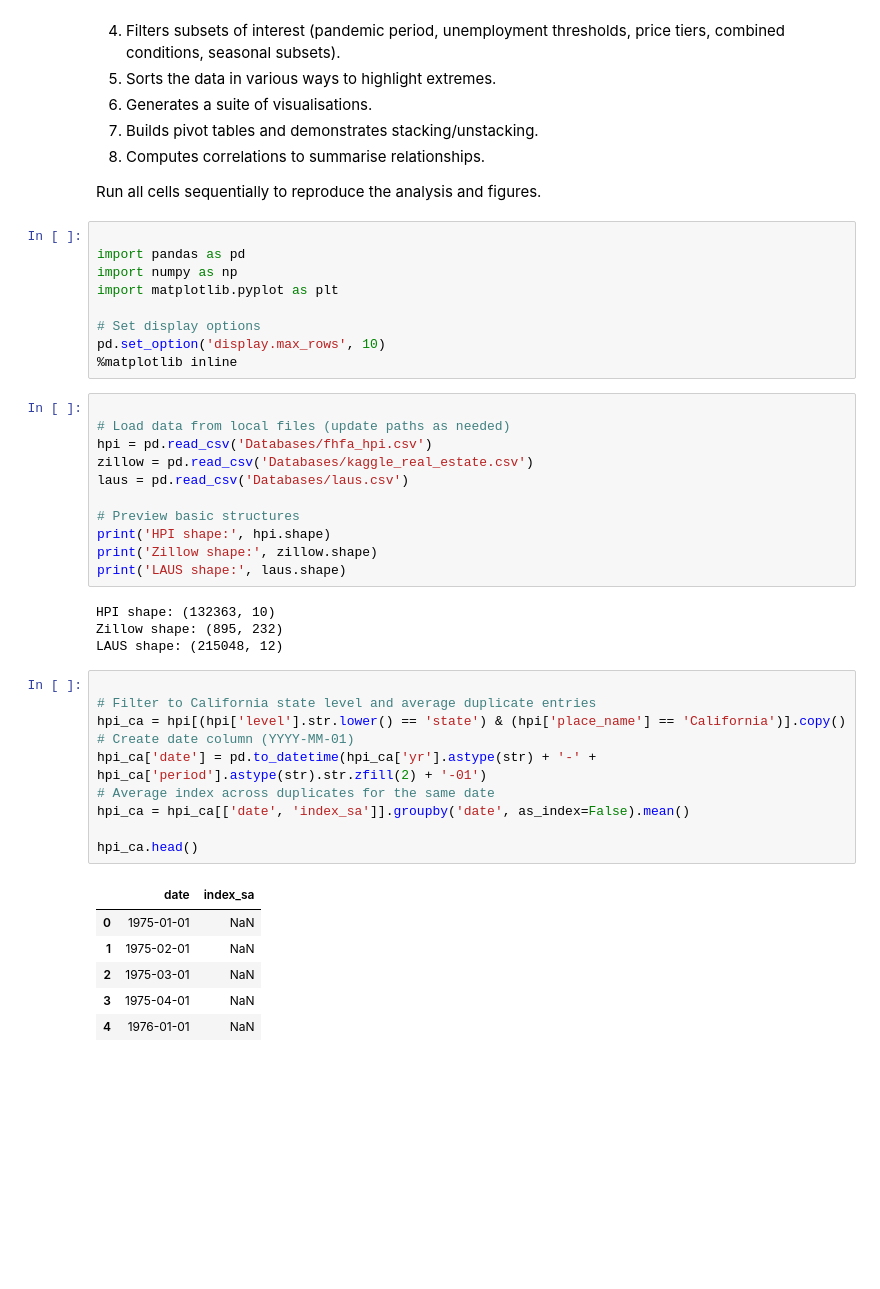
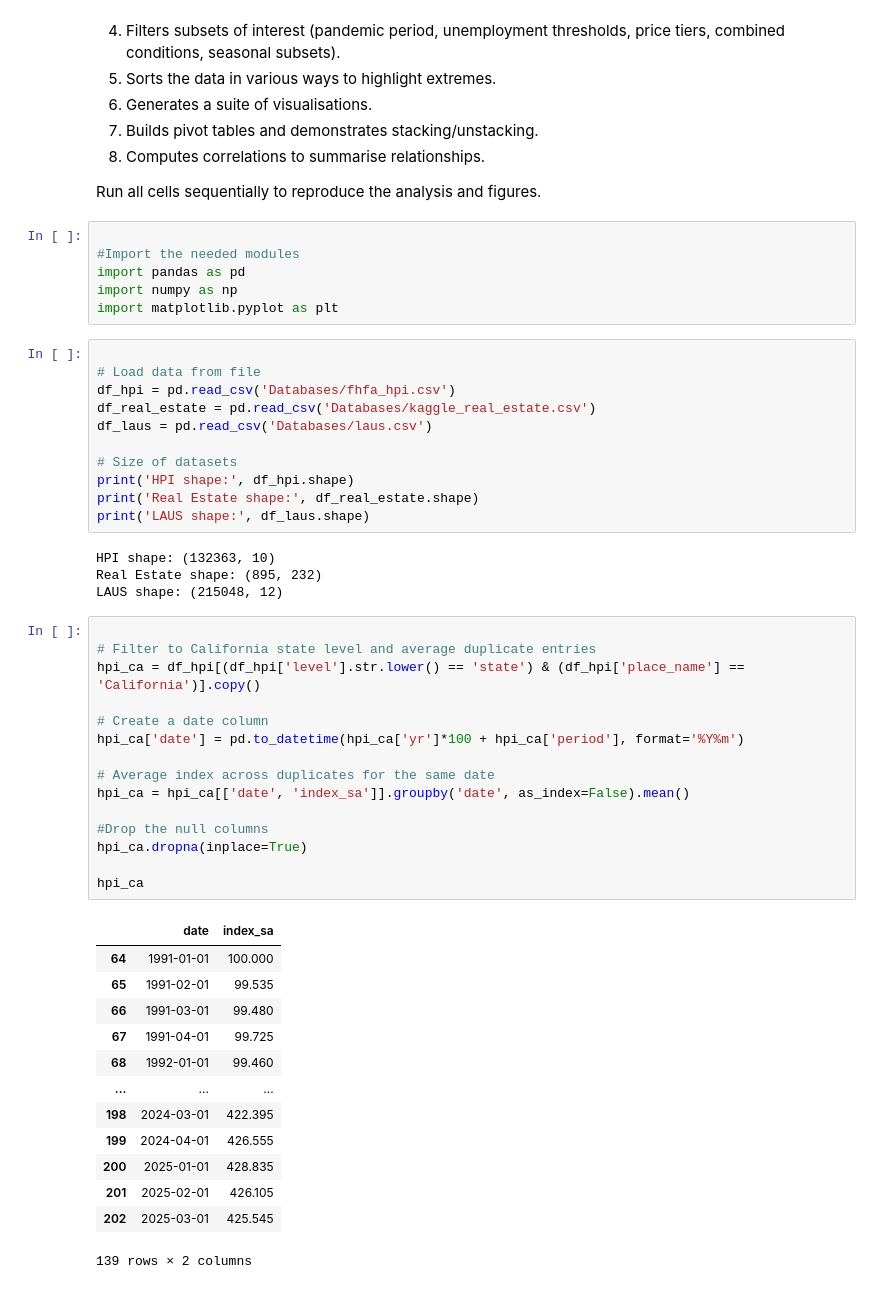
Before and after one commit to MouHuoZheDeRen/CS176Project, a Jupyter notebook: housing_unemployment_analysis.ipynb, the cells around one changed output. Saved outputs shown, nothing was run; the diff lists cells and outputs as text; blank space fills up the shorter version.

```diff
--- a/housing_unemployment_analysis.ipynb
+++ b/housing_unemployment_analysis.ipynb
@@ -22,44 +22,53 @@ The notebook performs the following steps:
 Run all cells sequentially to reproduce the analysis and figures.
 # %%
 
+#Import the needed modules
 import pandas as pd
 import numpy as np
 import matplotlib.pyplot as plt
-
-# Set display options
-pd.set_option('display.max_rows', 10)
-%matplotlib inline
 # %%
 
-# Load data from local files (update paths as needed)
-hpi = pd.read_csv('Databases/fhfa_hpi.csv')
-zillow = pd.read_csv('Databases/kaggle_real_estate.csv')
-laus = pd.read_csv('Databases/laus.csv')
+# Load data from file
+df_hpi = pd.read_csv('Databases/fhfa_hpi.csv')
+df_real_estate = pd.read_csv('Databases/kaggle_real_estate.csv')
+df_laus = pd.read_csv('Databases/laus.csv')
 
-# Preview basic structures
-print('HPI shape:', hpi.shape)
-print('Zillow shape:', zillow.shape)
-print('LAUS shape:', laus.shape)
+# Size of datasets
+print('HPI shape:', df_hpi.shape)
+print('Real Estate shape:', df_real_estate.shape)
+print('LAUS shape:', df_laus.shape)
 # %% [output]
 HPI shape: (132363, 10)
-Zillow shape: (895, 232)
+Real Estate shape: (895, 232)
 LAUS shape: (215048, 12)
 # %%
 
 # Filter to California state level and average duplicate entries
-hpi_ca = hpi[(hpi['level'].str.lower() == 'state') & (hpi['place_name'] == 'California')].copy()
-# Create date column (YYYY-MM-01)
-hpi_ca['date'] = pd.to_datetime(hpi_ca['yr'].astype(str) + '-' + hpi_ca['period'].astype(str).str.zfill(2) + '-01')
+hpi_ca = df_hpi[(df_hpi['level'].str.lower() == 'state') & (df_hpi['place_name'] == 'California')].copy()
+
+# Create a date column
+hpi_ca['date'] = pd.to_datetime(hpi_ca['yr']*100 + hpi_ca['period'], format='%Y%m')
+
 # Average index across duplicates for the same date
 hpi_ca = hpi_ca[['date', 'index_sa']].groupby('date', as_index=False).mean()
 
-hpi_ca.head()
+#Drop the null columns
+hpi_ca.dropna(inplace=True)
+
+hpi_ca
 # %% [output]
 |  | date | index_sa |
-| 0 | 1975-01-01 | NaN |
-| 1 | 1975-02-01 | NaN |
-| 2 | 1975-03-01 | NaN |
-| 3 | 1975-04-01 | NaN |
-| 4 | 1976-01-01 | NaN |
+| 64 | 1991-01-01 | 100.000 |
+| 65 | 1991-02-01 | 99.535 |
+| 66 | 1991-03-01 | 99.480 |
+| 67 | 1991-04-01 | 99.725 |
+| 68 | 1992-01-01 | 99.460 |
+| ... | ... | ... |
+| 198 | 2024-03-01 | 422.395 |
+| 199 | 2024-04-01 | 426.555 |
+| 200 | 2025-01-01 | 428.835 |
+| 201 | 2025-02-01 | 426.105 |
+| 202 | 2025-03-01 | 425.545 |
+139 rows × 2 columns
 # %%
 
```
Also changed, not shown: parts of 15 cells of this notebook, 28 other files.
